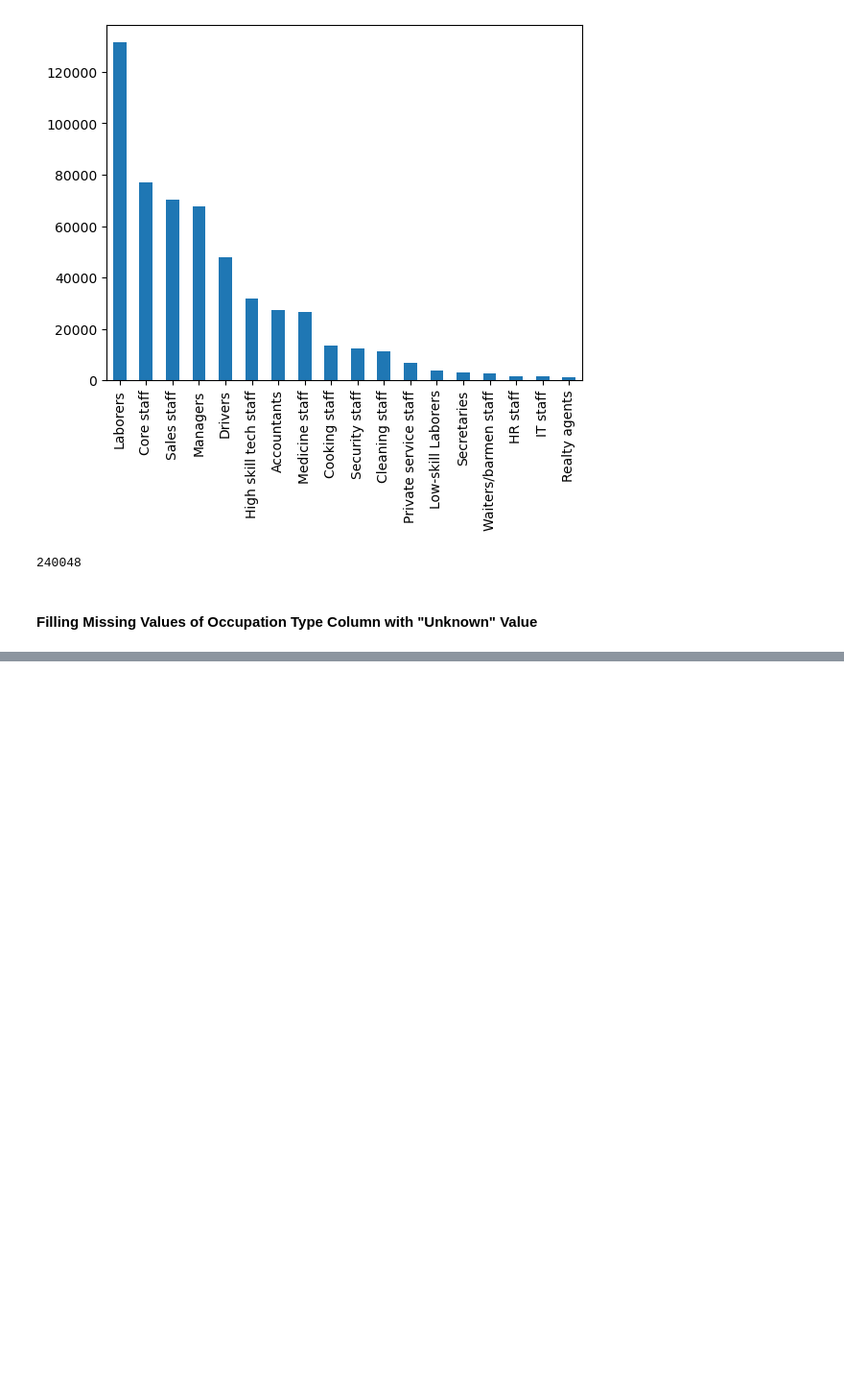
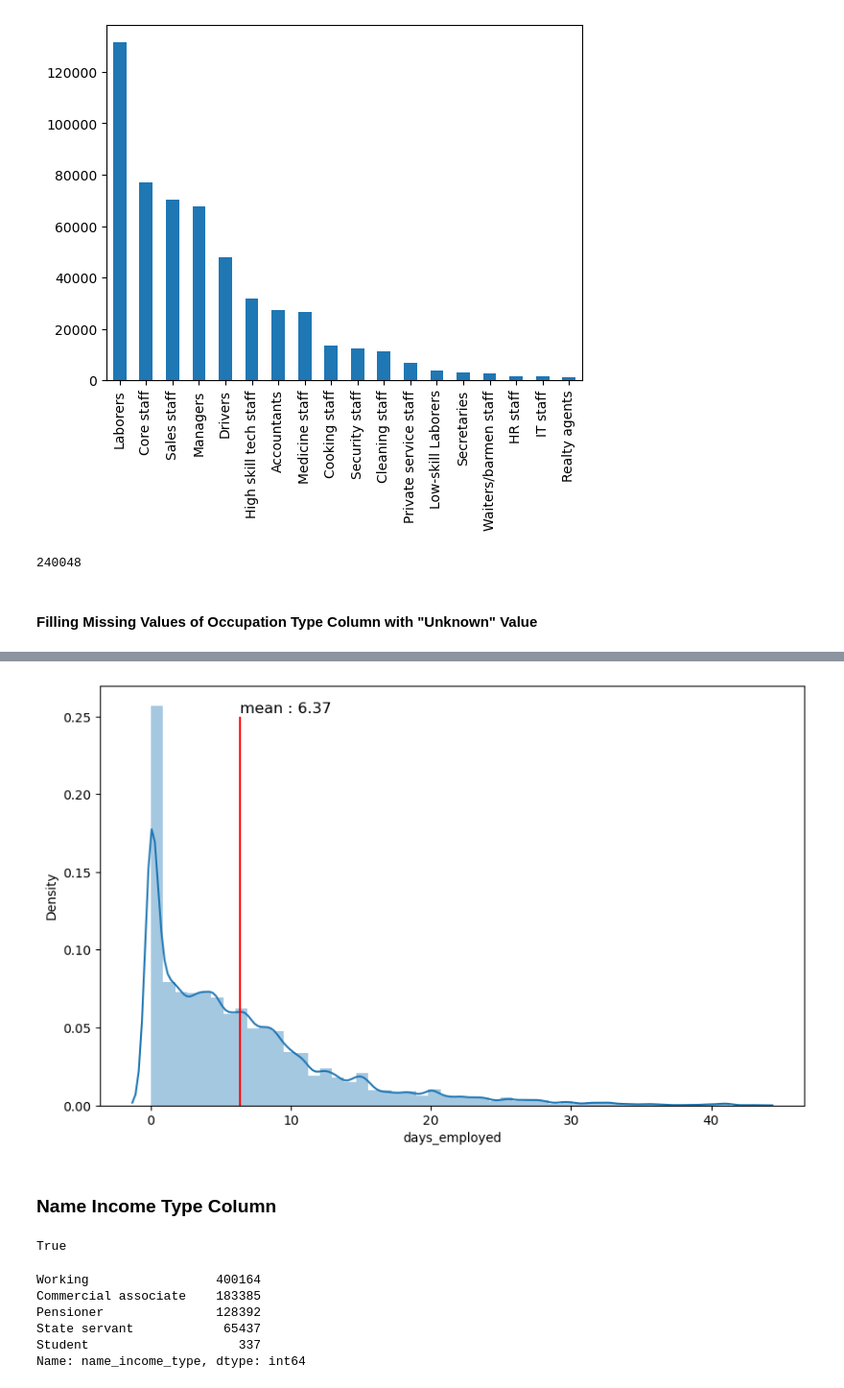
Before and after one commit to hasantahabagci/Credit-Card-Approval-Prediction, a Jupyter notebook: exploration.ipynb, the cells around one changed output, grey strips where cells are left out. Shown at 96% size. Saved outputs shown, nothing was run; the diff lists cells and outputs as text; code cells hidden in the pictures; blank space fills up the shorter version.

```diff
--- a/exploration.ipynb
+++ b/exploration.ipynb
@@ -272,0 +415,5 @@ df["occupation_type"].fillna("Unknown", inplace=True)
+# %%
+df["days_employed"] = [x if x < 0 else 0 for x in df["days_employed"]] # replace positive values with 0. It means that the person is unemployed
+df["days_employed"] = round(abs(df["days_employed"]) / 365, 2)
+
+df["days_employed"].describe()
@@ -272,0 +430,4 @@ df["occupation_type"].fillna("Unknown", inplace=True)
+# %%
+plotdist(df, "days_employed", mx=0.25)
+# %% [output]
+[figure, added]
@@ -272,0 +437,15 @@ df["occupation_type"].fillna("Unknown", inplace=True)
+# %% [markdown]
+### Name Income Type Column
+# %%
+"name_income_type" in categorical_features
+# %% [output]
+True
+# %%
+df["name_income_type"].value_counts() # Categoric
+# %% [output]
+Working                 400164
+Commercial associate    183385
+Pensioner               128392
+State servant            65437
+Student                    337
+Name: name_income_type, dtype: int64
```
Also changed, not shown: parts of 53 cells of this notebook.
